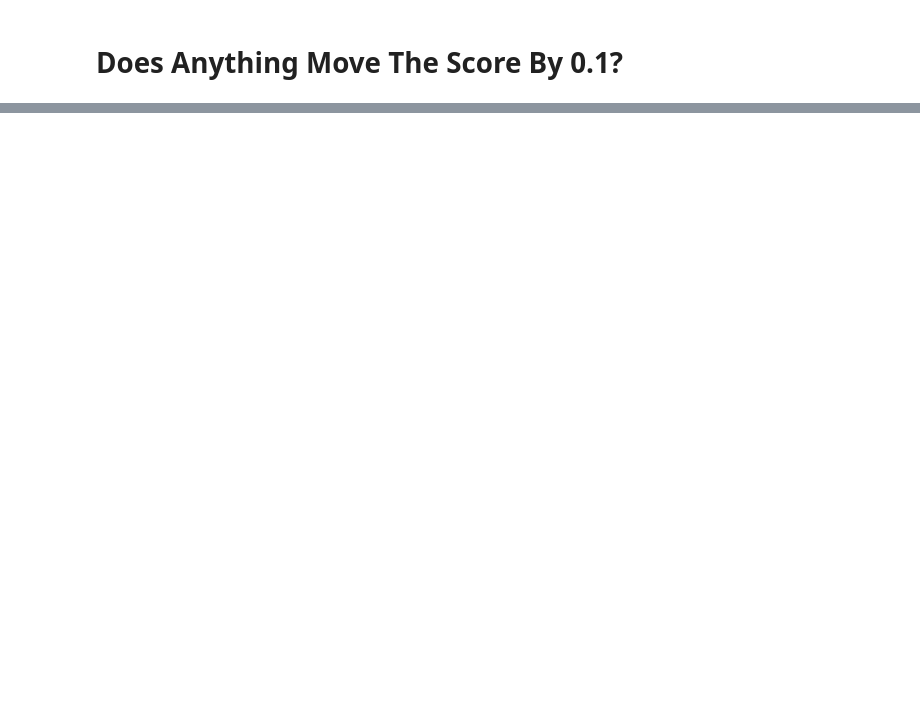
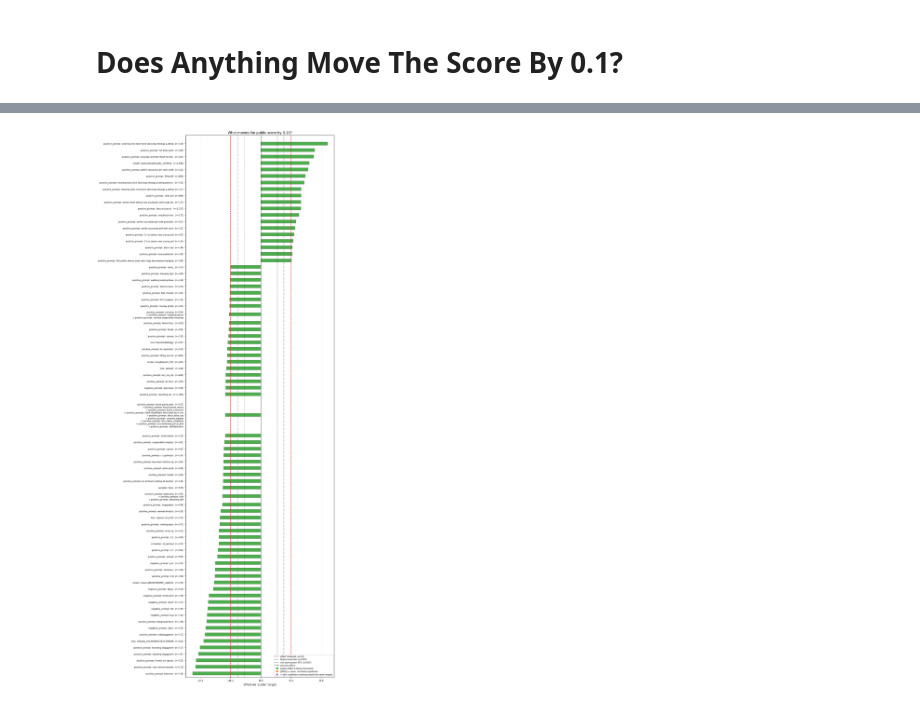
Before and after one commit to pskyvader/comfyui_image_scorer, a Jupyter notebook: experiments/score_influence_threshold.ipynb, the cells around one changed output, grey strips where cells are left out. Drawn from its saved outputs; the diff is of its cells as text; code cells hidden in the pictures; blank space fills up the shorter version.

```diff
--- a/experiments/score_influence_threshold.ipynb
+++ b/experiments/score_influence_threshold.ipynb
@@ -47,11 +47,14 @@ logger: ModuleLogger = get_logger(__name__)
 SCORE_FORM: str = "public"  # Score scale: public or trueskill.
 MOVE: float = 0.10  # Effect threshold in public-score points.
 MIN_MATCHING_IMAGES: int = 100  # Minimum support; direct cache-folder key.
-MAX_MATCHING_IMAGES: int = (
-    25000  # Maximum support of a measured combination; conditions matching every analyzed image are dropped at level 1.
+MAX_MATCHING_FRACTION: float = (
+    0.90  # Maximum share of analyzed images a measured set may cover, for singles and combinations alike; conditions matching every analyzed image are dropped at level 1.
+)
+SCREEN_SINGLES: bool = (
+    True  # Enumerate combinations over only the level-1 conditions that clear the threshold.
 )
 NUMERIC_BINS: int = 4  # Numeric quantile bins; changes matrix and cache folder.
-MAX_DEPTH: int = 3  # Maximum conditions per combination.
+MAX_DEPTH: int = 5  # Maximum conditions per combination.
 MEMORY_BUDGET_GB: float = 8.0  # Memory target used to size search batches.
 PROPERTY_BLOCK_SIZE: int = 4  # Properties per blocked multiplication tile.
 FOLD_COUNT: int = 5  # Number of cross-validation folds.
@@ -123,3 +129,11 @@ logger.info(
     condition_data.raw_condition_count,
     time.perf_counter() - read_started,
 )
+image_count = len(row_scores)
+MAX_MATCHING_IMAGES = int(image_count * MAX_MATCHING_FRACTION)
+logger.info(
+    "max supporting images: %d of %d analyzed (%.2f share)",
+    MAX_MATCHING_IMAGES,
+    image_count,
+    MAX_MATCHING_FRACTION,
+)
@@ -136,7 +182,7 @@ image_property_matrix = create_image_property_matrix(
 )
 parent_combinations = generate_combinations_sparse(
     image_property_matrix=image_property_matrix,
-    image_row_ids=np.arange(image_count, dtype=np.int64),
+    image_row_ids=np.arange(image_count, dtype=np.int32),
     max_combination_size=MAX_DEPTH,
     minimum_matching_images=MIN_MATCHING_IMAGES,
     maximum_matching_images=MAX_MATCHING_IMAGES,
@@ -255,8 +313,12 @@ cache_directory = getattr(parent_combinations, "cache_directory", None)
 row_scores_sha256 = hashlib.sha256(
     np.ascontiguousarray(row_scores).tobytes()
 ).hexdigest()
+condition_names_sha256 = hashlib.sha256(
+    "\n".join(condition_names).encode("utf-8")
+).hexdigest()
 analysis_cache_params = ScoreInfluenceCacheParams(
     row_scores_sha256=row_scores_sha256,
+    condition_names_sha256=condition_names_sha256,
     minimum_matching_images=MIN_MATCHING_IMAGES,
     maximum_matching_images=MAX_MATCHING_IMAGES,
     fold_count=FOLD_COUNT,
@@ -380,7 +444,9 @@ chart = pd.concat(
         combo_df.head(1) if not combo_df.empty else pd.DataFrame(),
     ],
     ignore_index=True,
-).sort_values("influence", key=abs)
+)
+# Threshold-clearing rows only; ascending order places the most positive bar on top.
+chart = chart[chart["influence"].abs() >= THRESHOLD].sort_values("influence")
 null_p95 = float(np.quantile(np.abs(null_lifts), 0.95))
 observed_mean = float(combo_df.iloc[0]["influence"]) if not combo_df.empty else 0.0
 
@@ -402,12 +468,12 @@ def _colour(row):
         return (
             "tab:green"
             if (abs(row.influence) >= THRESHOLD and abs(observed_mean) > null_p95)
-            else "tab:orange" if abs(row.influence) >= THRESHOLD else "tab:grey"
+            else "tab:orange"
         )
     return (
         "tab:green"
         if (abs(row.influence) >= THRESHOLD and row.p_value <= 0.05)
-        else "tab:orange" if abs(row.influence) >= THRESHOLD else "tab:grey"
+        else "tab:orange"
     )
 
 
@@ -495,15 +561,6 @@ legend_handles = [
     Line2D(
         [0],
         [0],
-        color="tab:grey",
-        marker="s",
-        linestyle="None",
-        markersize=6,
-        label="|effect| below move threshold",
-    ),
-    Line2D(
-        [0],
-        [0],
         color="tab:purple",
         marker="D",
         linestyle="None",
@@ -514,30 +571,32 @@ legend_handles = [
 axis.legend(handles=legend_handles, loc="lower right", fontsize=7, framealpha=0.9)
 figure.tight_layout()
 plt.show()
 
 logger.info(
     "single conditions at or past %.2f: %d of %d",
     THRESHOLD,
     int(single_df["influence"].abs().ge(THRESHOLD).sum()),
     len(single_df),
 )
 logger.info(
     "of those, clearing family-wise threshold: %d",
     int(
         (
             (single_df["influence"].abs() >= THRESHOLD) & (single_df["p_value"] <= 0.05)
         ).sum()
     ),
 )
 if not combo_df.empty:
     logger.info(
         "best combination: %+.4f (%s)", observed_mean, combo_df.iloc[0]["label"]
     )
     logger.info(
         "permutation p-value: %.4f (floor %.4f)",
         (1 + int((null_lifts >= abs(observed_mean)).sum())) / (PERMUTATION_ROUNDS + 1),
         1.0 / (PERMUTATION_ROUNDS + 1),
     )
 for row, twins in zip(chart.itertuples(), row_twin_lists):
     if twins:
         logger.info("twins of %s: %s", row.label, " | ".join(twins))
+# %% [output]
+[figure, added]
```
Also changed, not shown: parts of 9 cells of this notebook, 19 other files.
